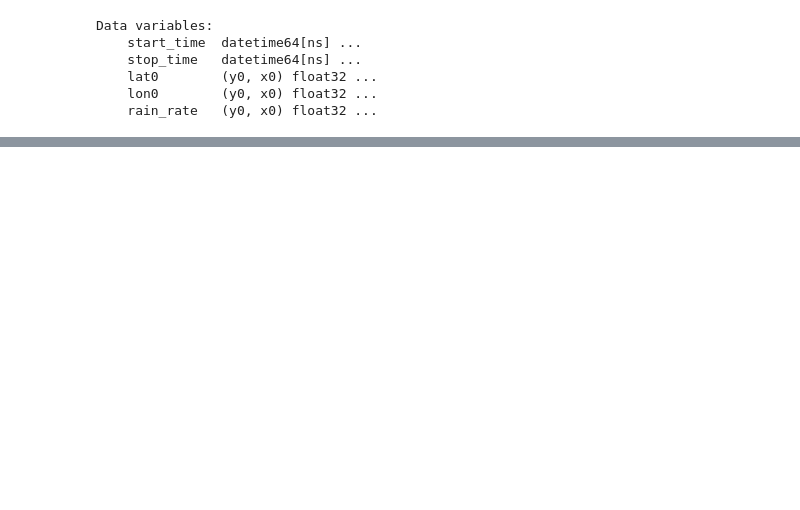
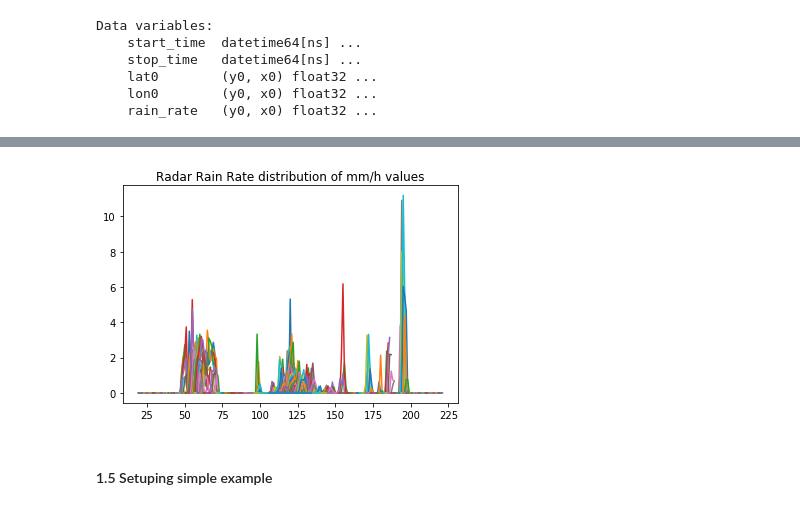
Before and after one commit to helvecioneto/CAP-394, a Jupyter notebook: 01-EDA.ipynb, the cells around one changed output, grey strips where cells are left out. Cells and saved outputs as stored; diff of their text form; code cells hidden in the pictures; blank space fills up the shorter version.

```diff
--- a/01-EDA.ipynb
+++ b/01-EDA.ipynb
@@ -18,2 +58,4 @@ warnings.filterwarnings('ignore')
 # %%
-xds = xr.open_dataset('data/radar/20140201/sbmn_rain_rates_20140201_110013.nc')
+## NC Files from SIPAM RADAR
+xds = xr.open_dataset('data/radar/20140201/sbmn_rain_rates_20140201_000009.nc')
+xds
@@ -67,0 +102,18 @@ def cap2mmh(data):
+# %%
+rr = xds.rain_rate                  ### Matrix with preciptation values
+runit = xds.rain_rate.units         ### Unit of rain_rate mm/h
+rkm = xds.rain_rate.height_km       ### Unit of matrix dimensions km
+start_time = xds.start_time.data    ### Initial Time
+stop_time = xds.stop_time.data      ### Final Time
+lon = xds.lon0.data                 ### Coordinate Longitude Matrix
+lat = xds.lat0.data                 ### Corrdinate Latitude Matrix
+x0 = xds.x0                         ### Matrix of points
+y0 = xds.y0
+# %%
+plt.plot(rr)
+plt.title('Radar Rain Rate distribution of mm/h values')
+plt.show()
+# %% [output]
+[figure, added]
+# %% [markdown]
+#### 1.5 Setuping simple example
```
Also changed, not shown: parts of 42 cells of this notebook, 4 other files.
